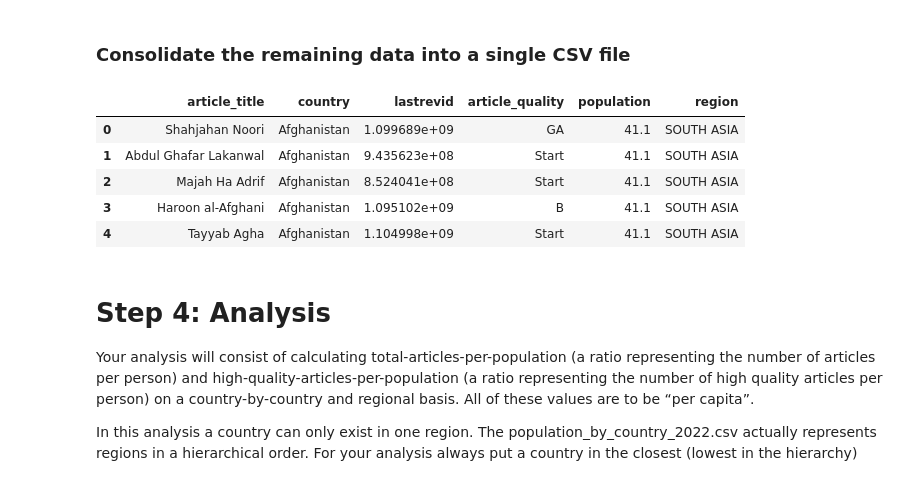
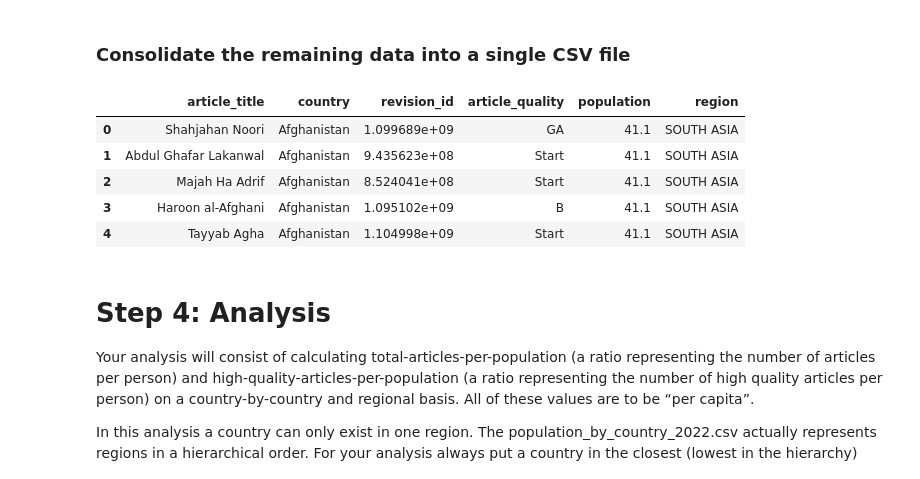
Before and after one commit to TharunKumarReddy5/data-512-homework_2, a Jupyter notebook: DATA 512 Homework 2 Tharun.ipynb, the cells around one changed output. Saved outputs shown, nothing was run; the diff lists cells and outputs as text; code cells hidden in the pictures.

```diff
--- a/DATA 512 Homework 2 Tharun.ipynb
+++ b/DATA 512 Homework 2 Tharun.ipynb
@@ -478,12 +477,12 @@ with open('/content/drive/MyDrive/MS Admission/Washington/GitHub/DataScienceProj
 # %%
 df_main = df_main[(~df_main['country'].isnull()) & (~df_main['Geography'].isnull())]
 df_main = df_main.drop('Geography', axis = 1)
-df_main = df_main.rename(columns={'Geography': 'country', 'Population (millions)': 'population', 'name': 'article_title', 'latestrevid': 'revision_id', 'prediction': 'article_quality'})
+df_main = df_main.rename(columns={'Geography': 'country', 'Population (millions)': 'population', 'name': 'article_title', 'lastrevid': 'revision_id', 'prediction': 'article_quality'})
 #df_main['lastrevid'] = df_main['lastrevid'].astype('int')
 df_main.to_csv('/content/drive/MyDrive/MS Admission/Washington/GitHub/DataScienceProjects/data-512-homework_2/output/wp_politicians_by_country.csv', index = False)
 df_main.head()
 # %% [output]
-|  | article_title | country | lastrevid | article_quality | population | region |
+|  | article_title | country | revision_id | article_quality | population | region |
 | 0 | Shahjahan Noori | Afghanistan | 1.099689e+09 | GA | 41.1 | SOUTH ASIA |
 | 1 | Abdul Ghafar Lakanwal | Afghanistan | 9.435623e+08 | Start | 41.1 | SOUTH ASIA |
 | 2 | Majah Ha Adrif | Afghanistan | 8.524041e+08 | Start | 41.1 | SOUTH ASIA |
```
Also changed, not shown: parts of 19 cells of this notebook, 2 other files.
